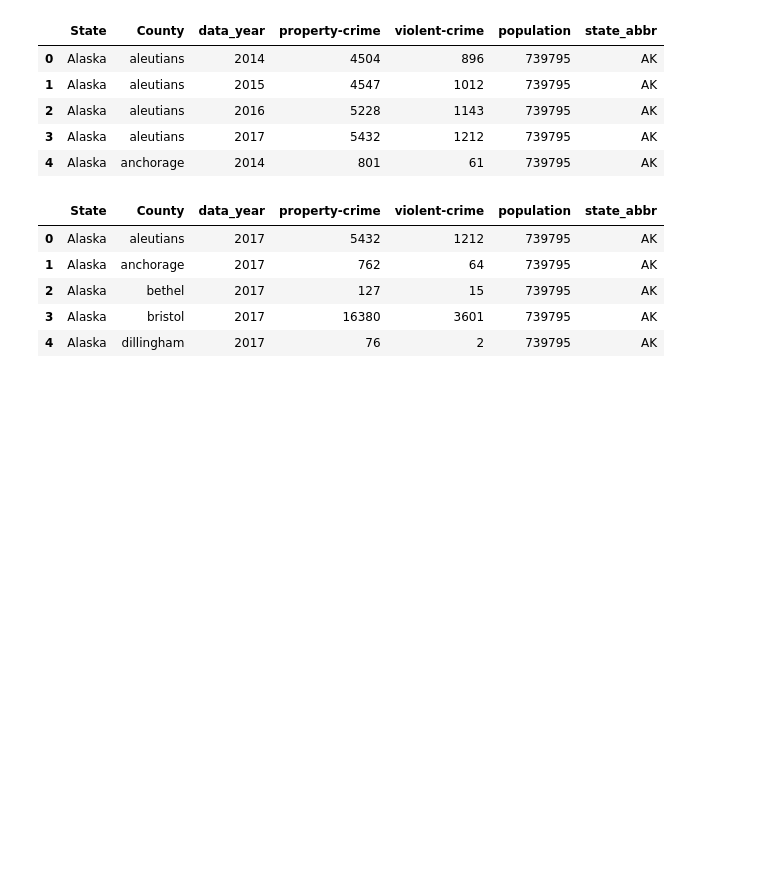
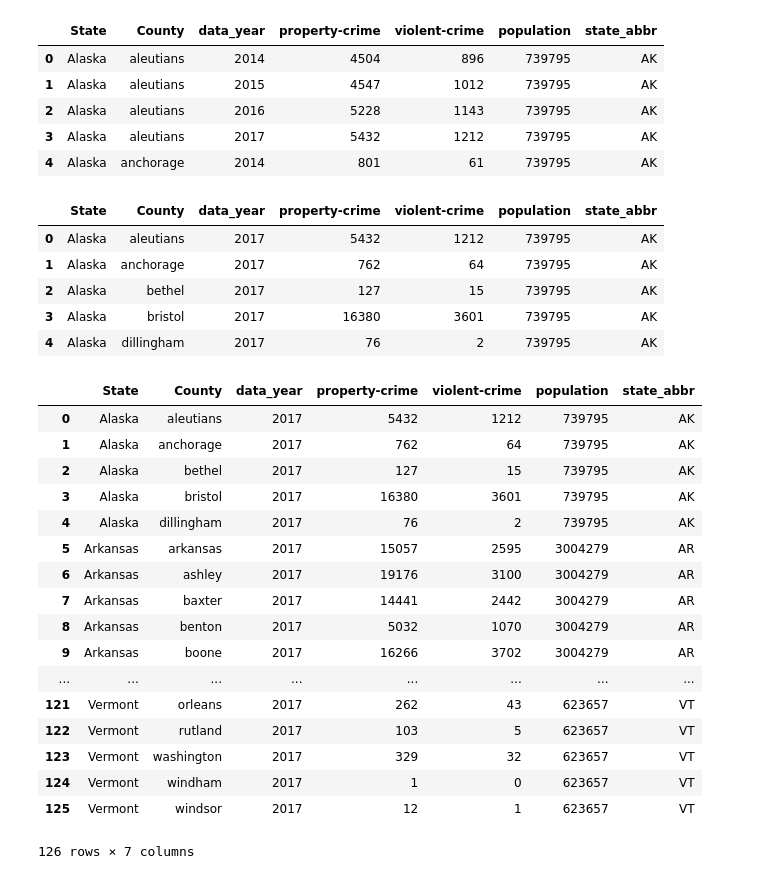
Before and after one commit to gilbertduenas/Data_Viz_Project, a Jupyter notebook: crime_explore/crime_analysis.ipynb, the cells around one changed output. Drawn from its saved outputs; the diff is of its cells as text; code cells hidden in the pictures; blank space fills up the shorter version.

```diff
--- a/crime_explore/crime_analysis.ipynb
+++ b/crime_explore/crime_analysis.ipynb
@@ -407,0 +400,22 @@ export_csv = aggregated_2017.to_csv(r'data/crime_by_county2017_10states.csv', in
+# %%
+df_crime = pd.read_csv('data/crime_by_county2017_10states.csv')
+df_crime
+# %% [output]
+|  | State | County | data_year | property-crime | violent-crime | population | state_abbr |
+| 0 | Alaska | aleutians | 2017 | 5432 | 1212 | 739795 | AK |
+| 1 | Alaska | anchorage | 2017 | 762 | 64 | 739795 | AK |
+| 2 | Alaska | bethel | 2017 | 127 | 15 | 739795 | AK |
+| 3 | Alaska | bristol | 2017 | 16380 | 3601 | 739795 | AK |
+| 4 | Alaska | dillingham | 2017 | 76 | 2 | 739795 | AK |
+| 5 | Arkansas | arkansas | 2017 | 15057 | 2595 | 3004279 | AR |
+| 6 | Arkansas | ashley | 2017 | 19176 | 3100 | 3004279 | AR |
+| 7 | Arkansas | baxter | 2017 | 14441 | 2442 | 3004279 | AR |
+| 8 | Arkansas | benton | 2017 | 5032 | 1070 | 3004279 | AR |
+| 9 | Arkansas | boone | 2017 | 16266 | 3702 | 3004279 | AR |
+| ... | ... | ... | ... | ... | ... | ... | ... |
+| 121 | Vermont | orleans | 2017 | 262 | 43 | 623657 | VT |
+| 122 | Vermont | rutland | 2017 | 103 | 5 | 623657 | VT |
+| 123 | Vermont | washington | 2017 | 329 | 32 | 623657 | VT |
+| 124 | Vermont | windham | 2017 | 1 | 0 | 623657 | VT |
+| 125 | Vermont | windsor | 2017 | 12 | 1 | 623657 | VT |
+126 rows × 7 columns
```
Also changed, not shown: parts of 11 cells of this notebook, 6 other files.
